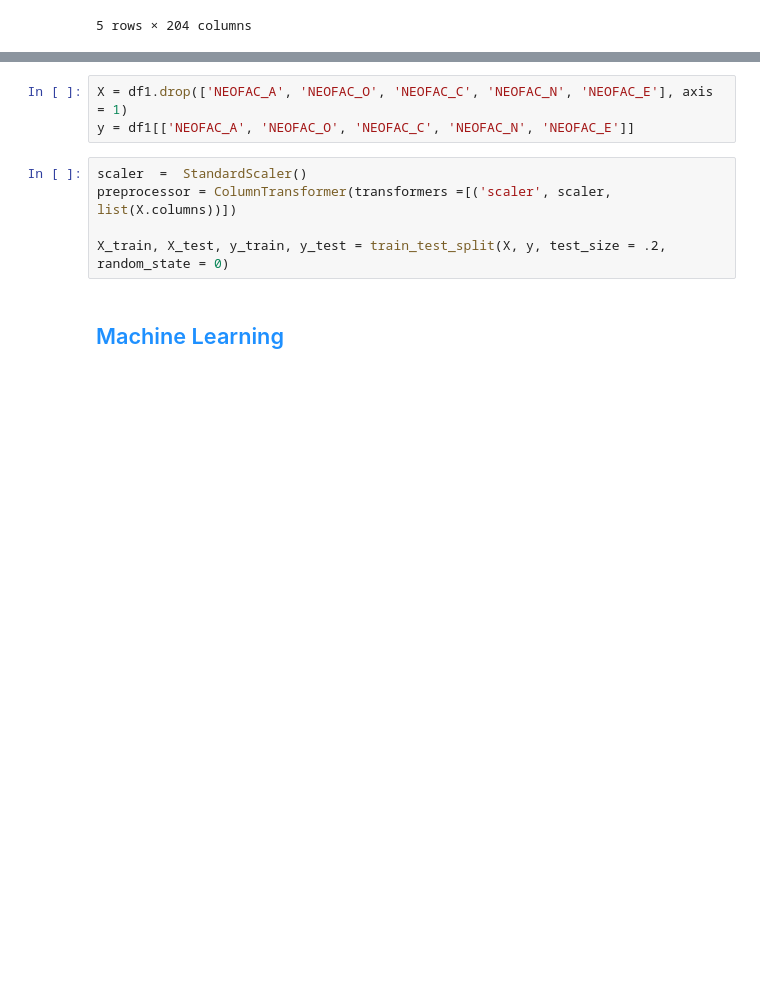
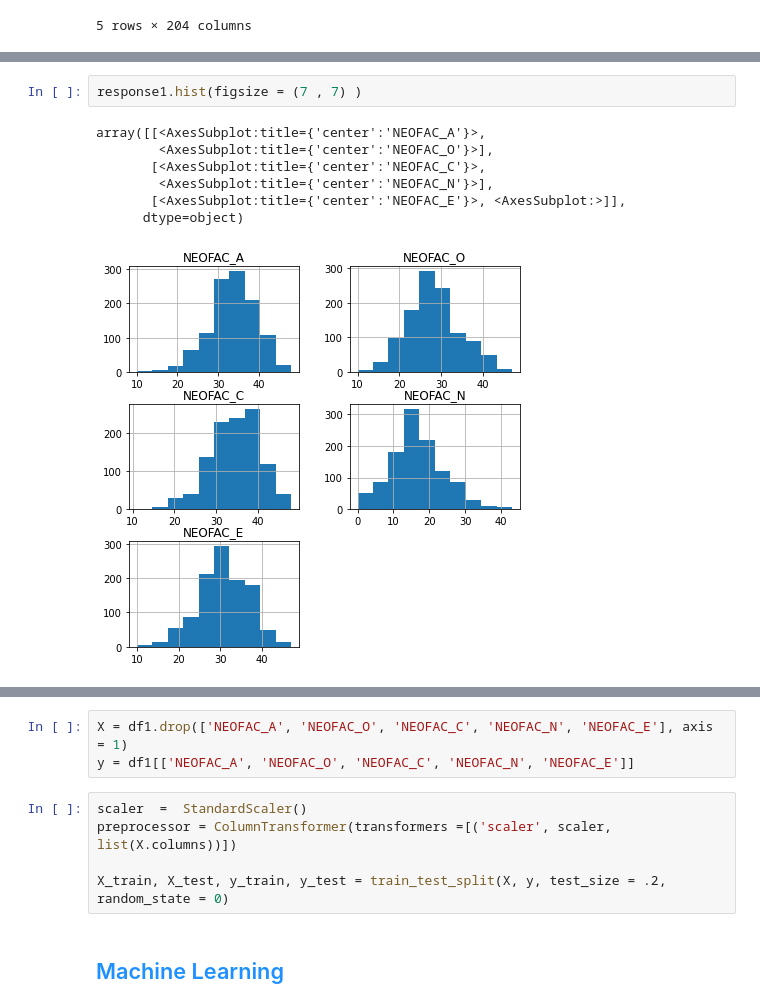
Before and after one commit to Jrick003/BrainStructures_Personality, a Jupyter notebook: BrainStructure_Personality.ipynb, the cells around one changed output, grey strips where cells are left out. Drawn from its saved outputs; the diff is of its cells as text; blank space fills up the shorter version.

```diff
--- a/BrainStructure_Personality.ipynb
+++ b/BrainStructure_Personality.ipynb
@@ -73,2 +114,12 @@ array([[<AxesSubplot:title={'center':'FS_BrainSeg_Vol_No_Vent_Surf'}>,
+# %%
+response1.hist(figsize = (7 , 7) )
+# %% [output]
+array([[<AxesSubplot:title={'center':'NEOFAC_A'}>,
+        <AxesSubplot:title={'center':'NEOFAC_O'}>],
+       [<AxesSubplot:title={'center':'NEOFAC_C'}>,
+        <AxesSubplot:title={'center':'NEOFAC_N'}>],
+       [<AxesSubplot:title={'center':'NEOFAC_E'}>, <AxesSubplot:>]],
+      dtype=object)
+[figure, added]
 # %%
 #spot check for outliers, nothing out of the ordinary
```
Also changed, not shown: parts of 61 cells of this notebook.
